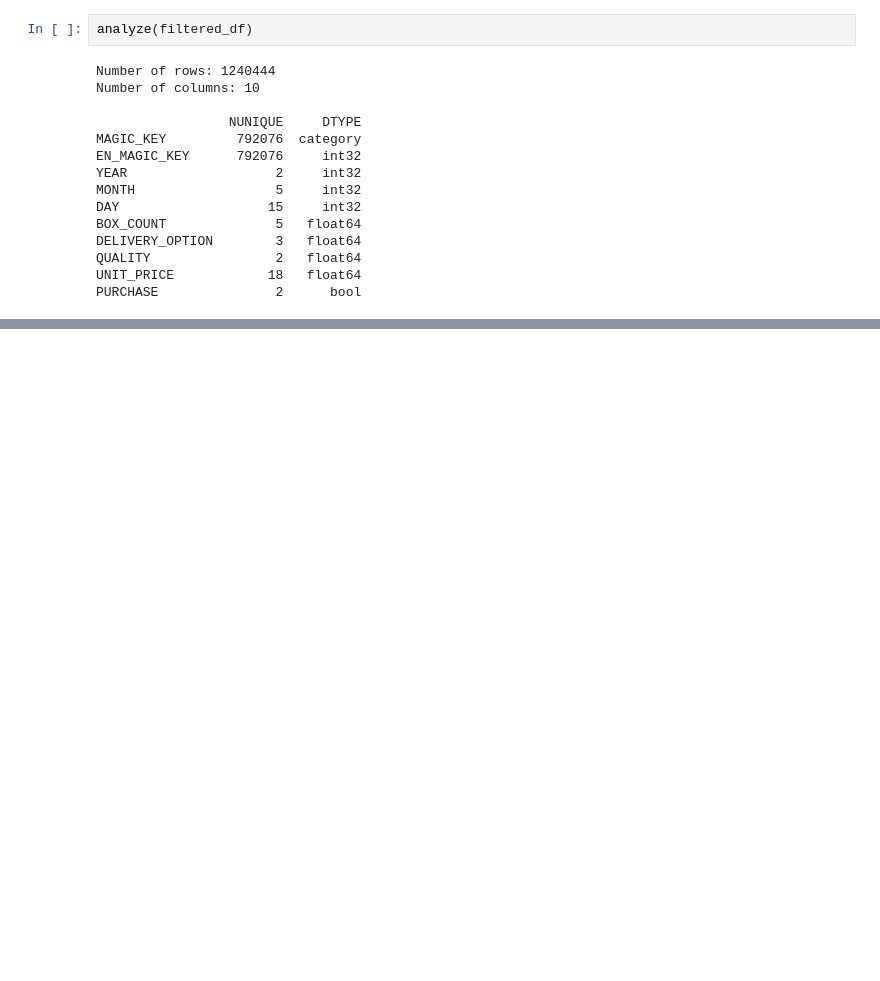
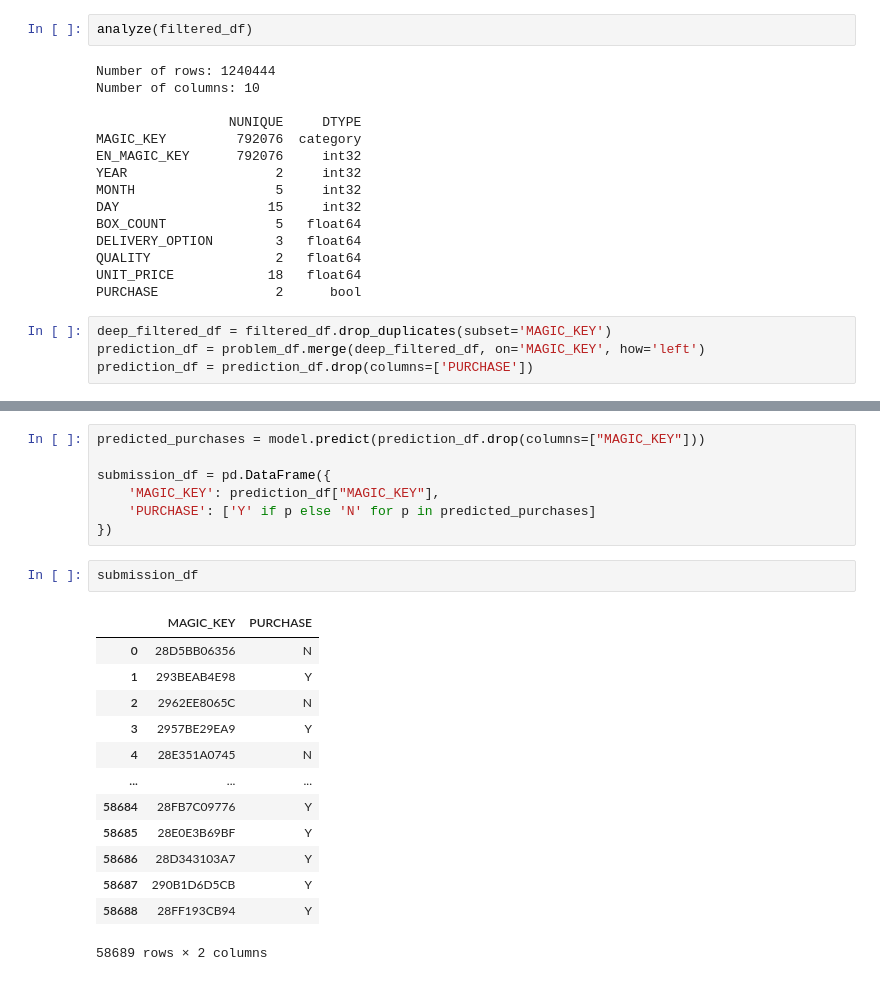
Before and after one commit to Exile404/Robi-Datathon, a Jupyter notebook: Problem1/Problem1_new.ipynb, the cells around one changed output, grey strips where cells are left out. Cells and saved outputs as stored; diff of their text form; blank space fills up the shorter version.

```diff
--- a/Problem1/Problem1_new.ipynb
+++ b/Problem1/Problem1_new.ipynb
@@ -325,3 +325,7 @@ DELIVERY_OPTION        3   float64
 QUALITY                2   float64
 UNIT_PRICE            18   float64
 PURCHASE               2      bool
+# %%
+deep_filtered_df = filtered_df.drop_duplicates(subset='MAGIC_KEY')
+prediction_df = problem_df.merge(deep_filtered_df, on='MAGIC_KEY', how='left')
+prediction_df = prediction_df.drop(columns=['PURCHASE'])
@@ -327,0 +348,23 @@ PURCHASE               2      bool
+# %%
+predicted_purchases = model.predict(prediction_df.drop(columns=["MAGIC_KEY"]))
+
+submission_df = pd.DataFrame({
+    'MAGIC_KEY': prediction_df["MAGIC_KEY"],
+    'PURCHASE': ['Y' if p else 'N' for p in predicted_purchases]
+})
+# %%
+submission_df
+# %% [output]
+|  | MAGIC_KEY | PURCHASE |
+| 0 | 28D5BB06356 | N |
+| 1 | 293BEAB4E98 | Y |
+| 2 | 2962EE8065C | N |
+| 3 | 2957BE29EA9 | Y |
+| 4 | 28E351A0745 | N |
+| ... | ... | ... |
+| 58684 | 28FB7C09776 | Y |
+| 58685 | 28E0E3B69BF | Y |
+| 58686 | 28D343103A7 | Y |
+| 58687 | 290B1D6D5CB | Y |
+| 58688 | 28FF193CB94 | Y |
+58689 rows × 2 columns
```
Also changed, not shown: parts of 1 cell of this notebook.
